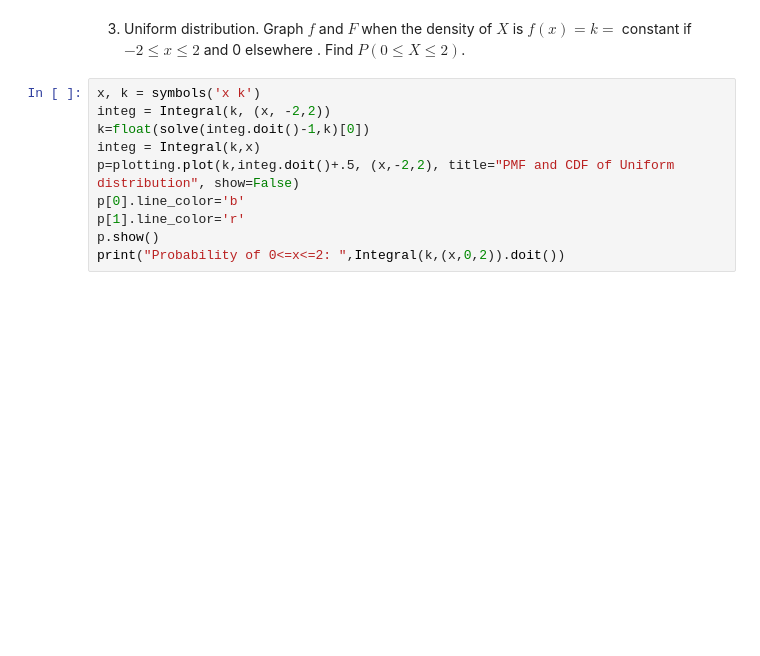
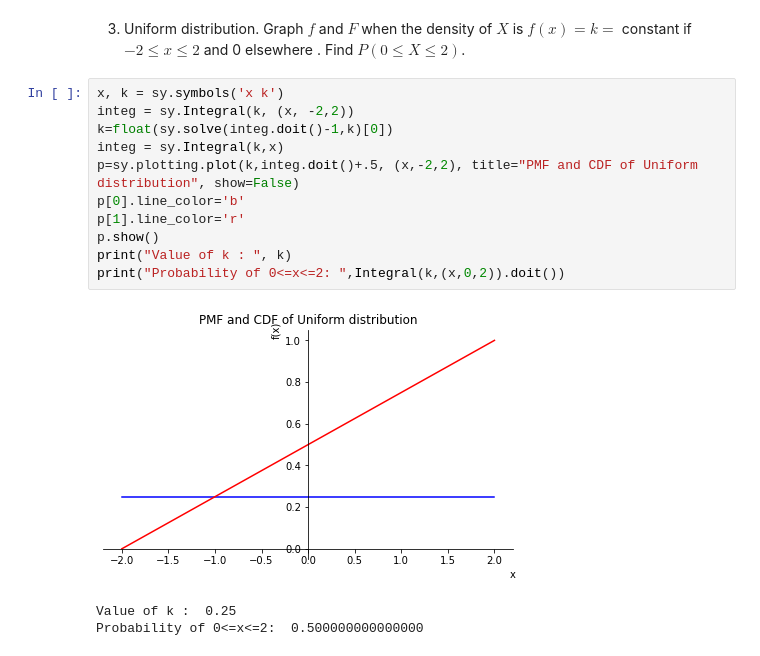
Before and after one commit to ChocolatePadmanaban/Solutions-For-Kreszig-Advanced-Engineering-Mathematics, a Jupyter notebook: Chapter 24 Data Analysis Probability Theory /Problem Set 24.5.ipynb, the cells around one changed output. Drawn from its saved outputs; the diff is of its cells as text; blank space fills up the shorter version.

```diff
--- a/Chapter 24 Data Analysis Probability Theory /Problem Set 24.5.ipynb
+++ b/Chapter 24 Data Analysis Probability Theory /Problem Set 24.5.ipynb
@@ -60,12 +64,17 @@ p.show()
 # %% [markdown]
 3. Uniform distribution. Graph $f$ and $F$ when the density of $X$ is $f(x) = k =$ constant if $-2 \leq x \leq2$ and 0 elsewhere . Find $P(0 \leq X \leq 2)$.
 # %%
-x, k = symbols('x k')
-integ = Integral(k, (x, -2,2))
-k=float(solve(integ.doit()-1,k)[0])
-integ = Integral(k,x)
-p=plotting.plot(k,integ.doit()+.5, (x,-2,2), title="PMF and CDF of Uniform distribution", show=False)
+x, k = sy.symbols('x k')
+integ = sy.Integral(k, (x, -2,2))
+k=float(sy.solve(integ.doit()-1,k)[0])
+integ = sy.Integral(k,x)
+p=sy.plotting.plot(k,integ.doit()+.5, (x,-2,2), title="PMF and CDF of Uniform distribution", show=False)
 p[0].line_color='b'
 p[1].line_color='r'
 p.show()
+print("Value of k : ", k)
 print("Probability of 0<=x<=2: ",Integral(k,(x,0,2)).doit())
+# %% [output]
+[figure, added]
+Value of k :  0.25
+Probability of 0<=x<=2:  0.500000000000000
```
Also changed, not shown: parts of 6 cells of this notebook, 2 other files.
